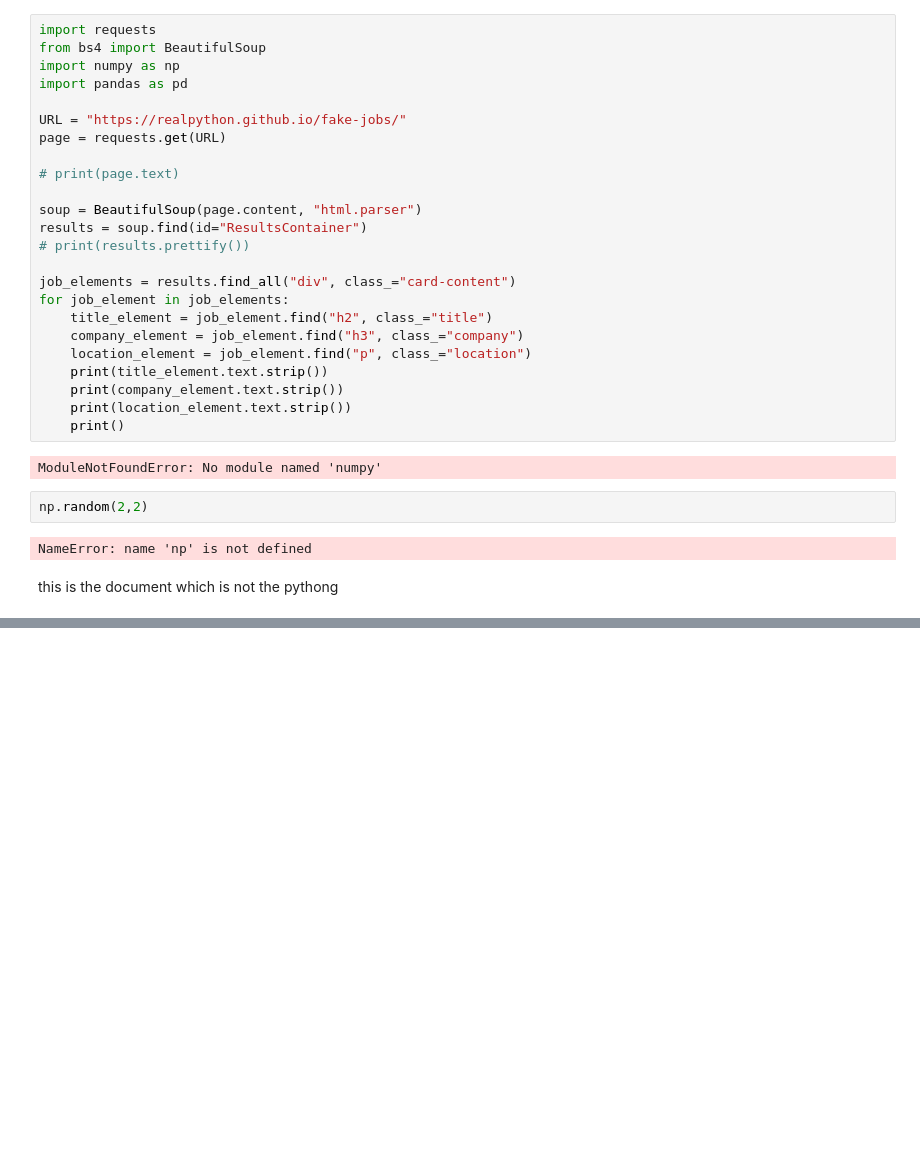
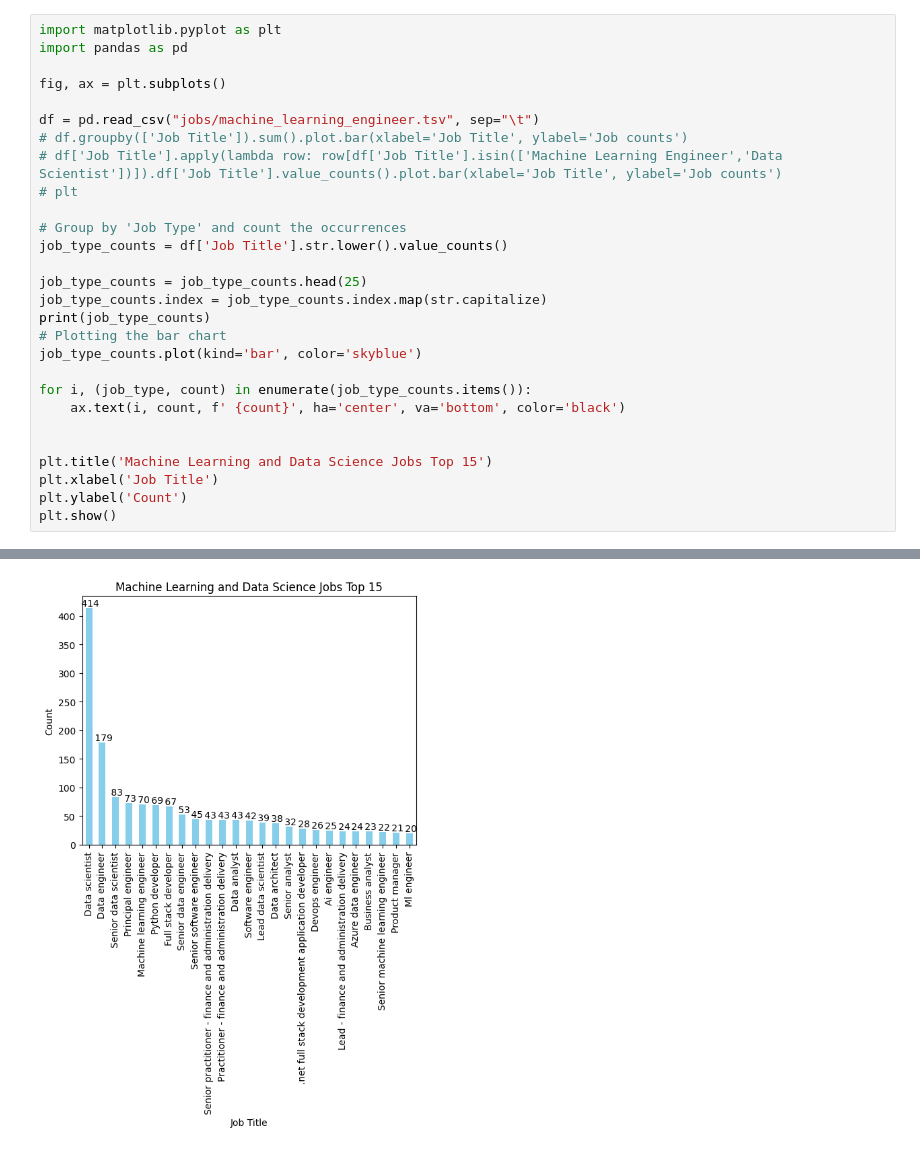
Before and after one commit to yatender-oktalk/info-foundation, a Jupyter notebook: Untitled.ipynb, the cells around one changed output, grey strips where cells are left out. Cells and saved outputs as stored; diff of their text form; blank space fills up the shorter version.

```diff
--- a/Untitled.ipynb
+++ b/Untitled.ipynb
@@ -1,32 +1,29 @@
-# %%
-import requests
-from bs4 import BeautifulSoup
-import numpy as np
-import pandas as pd
-
-URL = "https://realpython.github.io/fake-jobs/"
-page = requests.get(URL)
-
-# print(page.text)
-
-soup = BeautifulSoup(page.content, "html.parser")
-results = soup.find(id="ResultsContainer")
-# print(results.prettify())
-
-job_elements = results.find_all("div", class_="card-content")
-for job_element in job_elements:
-    title_element = job_element.find("h2", class_="title")
-    company_element = job_element.find("h3", class_="company")
-    location_element = job_element.find("p", class_="location")
-    print(title_element.text.strip())
-    print(company_element.text.strip())
-    print(location_element.text.strip())
-    print()
-# %% [output]
-ModuleNotFoundError: No module named 'numpy'
-# %%
-np.random(2,2)
-# %% [output]
-NameError: name 'np' is not defined
-# %% [markdown]
-this is the document which is not the pythong
+# %%
+import matplotlib.pyplot as plt
+import pandas as pd
+
+fig, ax = plt.subplots()
+
+df = pd.read_csv("jobs/machine_learning_engineer.tsv", sep="\t")
+# df.groupby(['Job Title']).sum().plot.bar(xlabel='Job Title', ylabel='Job counts')
+# df['Job Title'].apply(lambda row: row[df['Job Title'].isin(['Machine Learning Engineer','Data Scientist'])]).df['Job Title'].value_counts().plot.bar(xlabel='Job Title', ylabel='Job counts')
+# plt
+
+# Group by 'Job Type' and count the occurrences
+job_type_counts = df['Job Title'].str.lower().value_counts()
+
+job_type_counts = job_type_counts.head(25)
+job_type_counts.index = job_type_counts.index.map(str.capitalize)
+print(job_type_counts)
+# Plotting the bar chart
+job_type_counts.plot(kind='bar', color='skyblue')
+
+for i, (job_type, count) in enumerate(job_type_counts.items()):
+    ax.text(i, count, f' {count}', ha='center', va='bottom', color='black')
+
+
+plt.title('Machine Learning and Data Science Jobs Top 15')
+plt.xlabel('Job Title')
+plt.ylabel('Count')
+plt.show()
+# %% [output]
@@ -32,0 +47 @@ this is the document which is not the pythong
+[figure, added]
```
Also changed, not shown: parts of 18 cells of this notebook, 20 other files.
